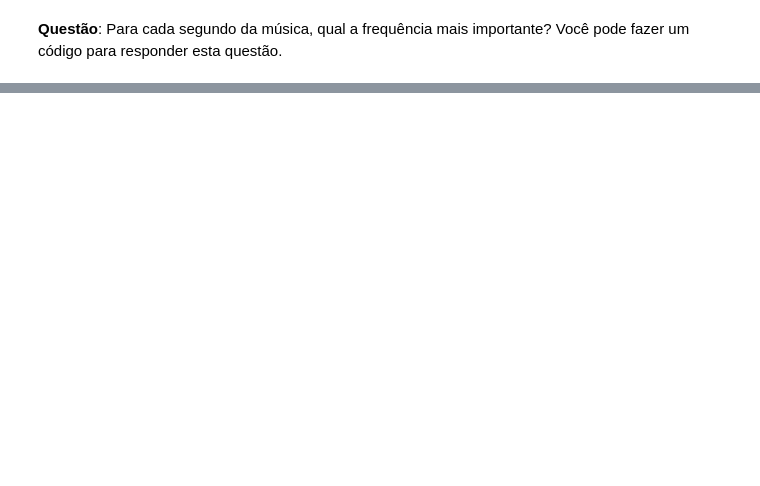
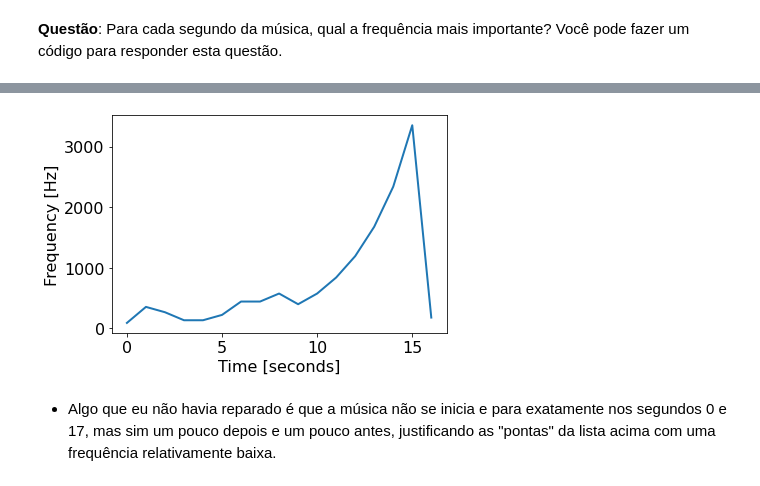
Before and after one commit to ThiagoPoppe/MIR, a Jupyter notebook: Lab04/lab04.ipynb, the cells around one changed output, grey strips where cells are left out. Saved outputs shown, nothing was run; the diff lists cells and outputs as text; code cells hidden in the pictures; blank space fills up the shorter version.

```diff
--- a/Lab04/lab04.ipynb
+++ b/Lab04/lab04.ipynb
@@ -284,2 +362,20 @@ plt.show()
 # %% [markdown]
 **Questão**: Para cada segundo da música, qual a frequência mais importante? Você pode fazer um código para responder esta questão.
+# %%
+# passando fs=F_s facilita a vida já que tanto o tempo como a frequência
+# possuem os "valores reais" e não seus índices
+f, t, Zxx = stft(song, fs=F_s, nperseg=500)
+
+# Computando o tamanho de um segmento, ou seja,
+# quantos segmentos equivalem à 1 segundo de música
+seg_size = len(t[t <= 1])
+
+seconds = len(song) // F_s
+results = np.zeros(seconds)
+
+# Percorrendo cada segundo e obtendo a frequência mais importante daquele segundo
+for i in range(seconds):
+    k = np.argmax(np.abs(Zxx[:, i*seg_size]))
+
+    results[i] = f[k]
+    print('Segundo {}: {:.2f}Hz'.format(i, f[k]))
@@ -285,0 +400,10 @@ plt.show()
+# %%
+# Podemos perceber o mesmo comportamento exponencial do espectograma
+plt.plot(results)
+plt.xlabel('Time [seconds]')
+plt.ylabel('Frequency [Hz]')
+plt.show()
+# %% [output]
+[figure, added]
+# %% [markdown]
+- Algo que eu não havia reparado é que a música não se inicia e para exatamente nos segundos 0 e 17, mas sim um pouco depois e um pouco antes, justificando as "pontas" da lista acima com uma frequência relativamente baixa.
```
Also changed, not shown: parts of 29 cells of this notebook, 2 other files.
